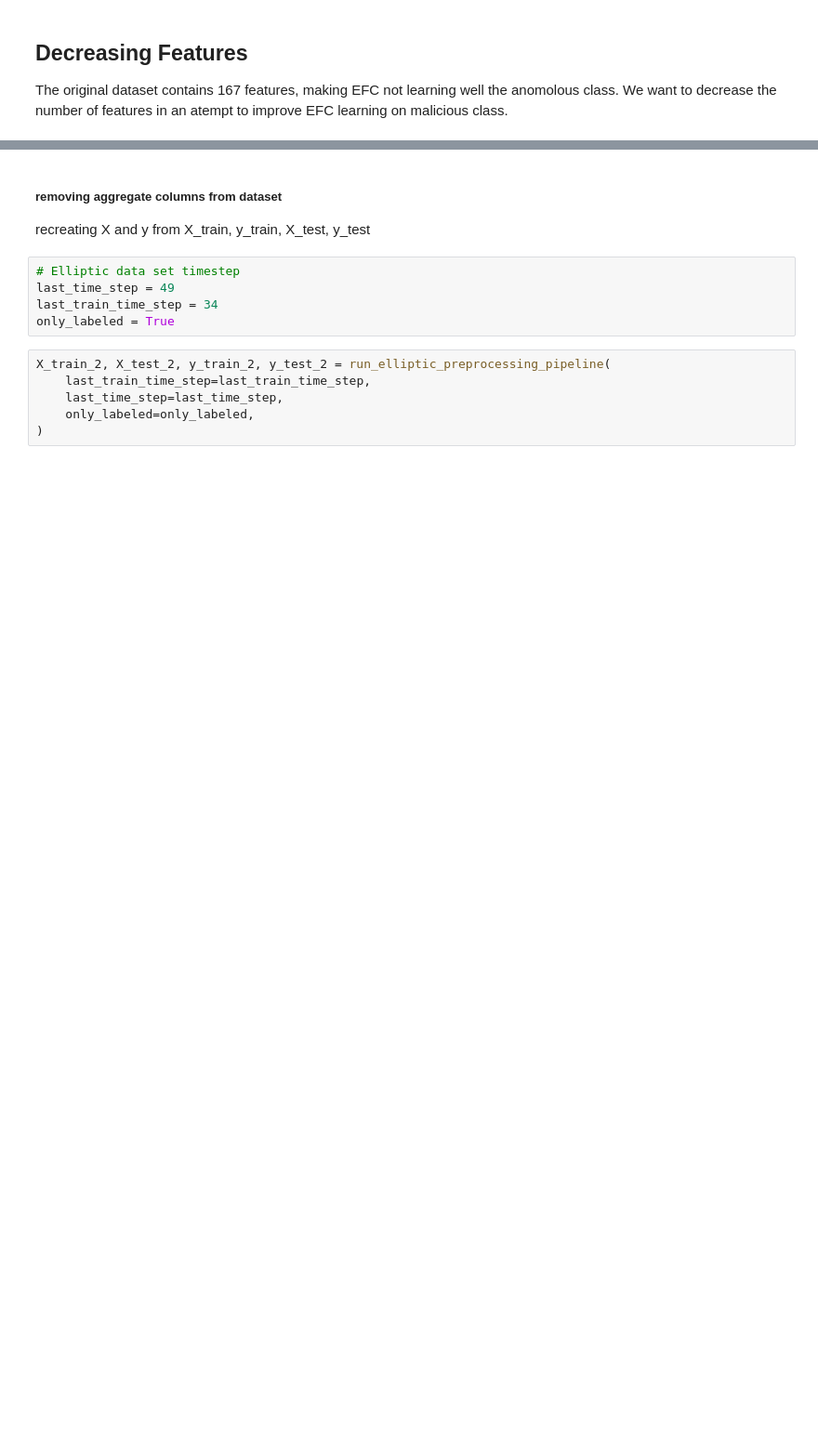
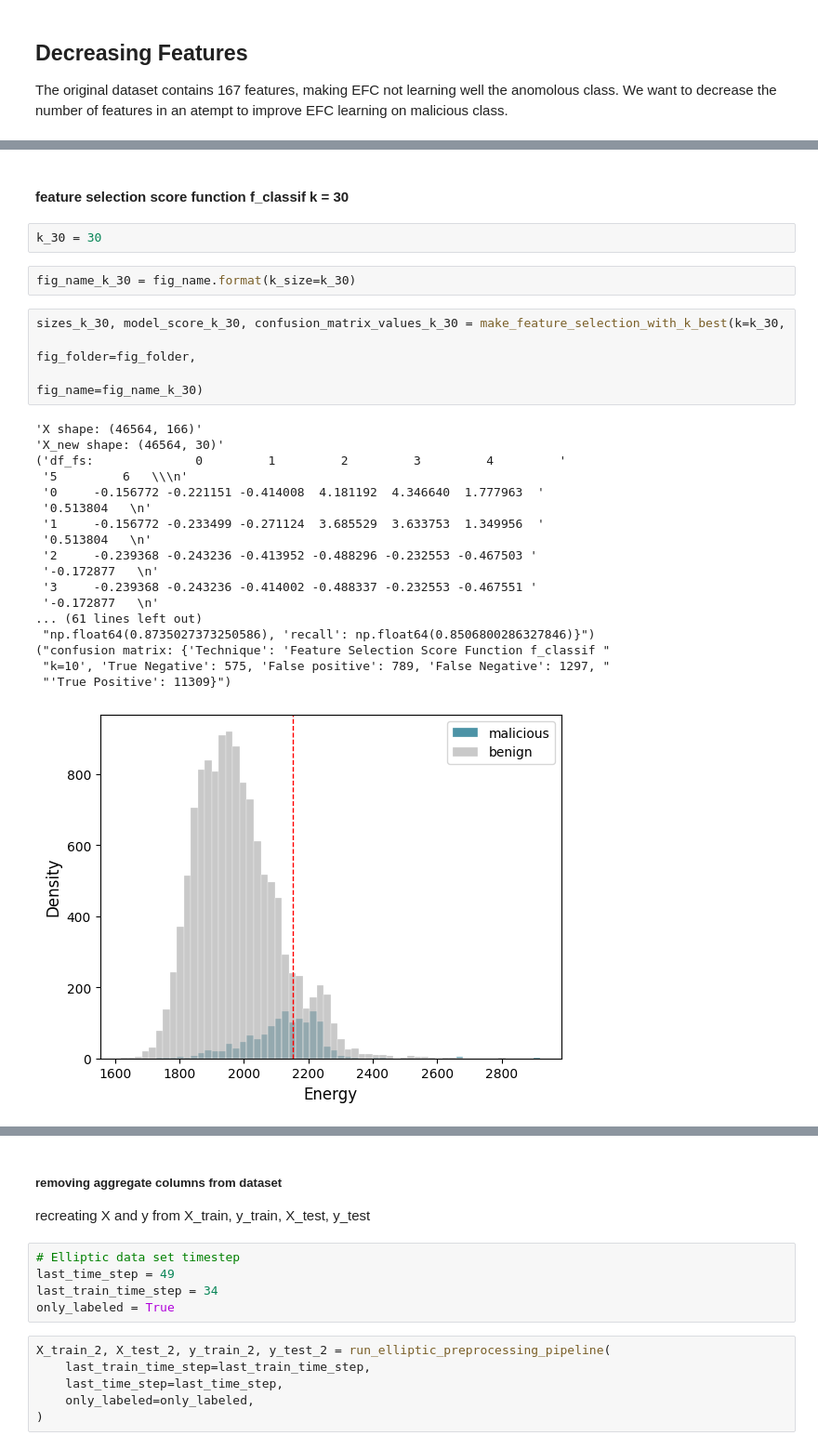
Before and after one commit to kevinsantana/PPCA-UnB-Dissertation, a Jupyter notebook: models/notebooks/efc/efc-feature-selection.ipynb, the cells around one changed output, grey strips where cells are left out. Shown at 93% size. Cells and saved outputs as stored; diff of their text form; blank space fills up the shorter version.

```diff
--- a/models/notebooks/efc/efc-feature-selection.ipynb
+++ b/models/notebooks/efc/efc-feature-selection.ipynb
@@ -380,0 +303,29 @@ df_efc_confusion_matrix
+# %% [markdown]
+#### feature selection score function f_classif k = 30
+# %%
+k_30 = 30
+# %%
+fig_name_k_30 = fig_name.format(k_size=k_30)
+# %%
+sizes_k_30, model_score_k_30, confusion_matrix_values_k_30 = make_feature_selection_with_k_best(k=k_30,
+                                                                                                fig_folder=fig_folder,
+                                                                                                fig_name=fig_name_k_30)
+# %% [output]
+'X shape: (46564, 166)'
+'X_new shape: (46564, 30)'
+('df_fs:              0         1         2         3         4         '
+ '5         6   \\\n'
+ '0     -0.156772 -0.221151 -0.414008  4.181192  4.346640  1.777963  '
+ '0.513804   \n'
+ '1     -0.156772 -0.233499 -0.271124  3.685529  3.633753  1.349956  '
+ '0.513804   \n'
+ '2     -0.239368 -0.243236 -0.413952 -0.488296 -0.232553 -0.467503 '
+ '-0.172877   \n'
+ '3     -0.239368 -0.243236 -0.414002 -0.488337 -0.232553 -0.467551 '
+ '-0.172877   \n'
+... (61 lines left out)
+ "np.float64(0.8735027373250586), 'recall': np.float64(0.8506800286327846)}")
+("confusion matrix: {'Technique': 'Feature Selection Score Function f_classif "
+ "k=10', 'True Negative': 575, 'False positive': 789, 'False Negative': 1297, "
+ "'True Positive': 11309}")
+[figure, added]
```
Also changed, not shown: parts of 189 cells of this notebook, 23 other files.
